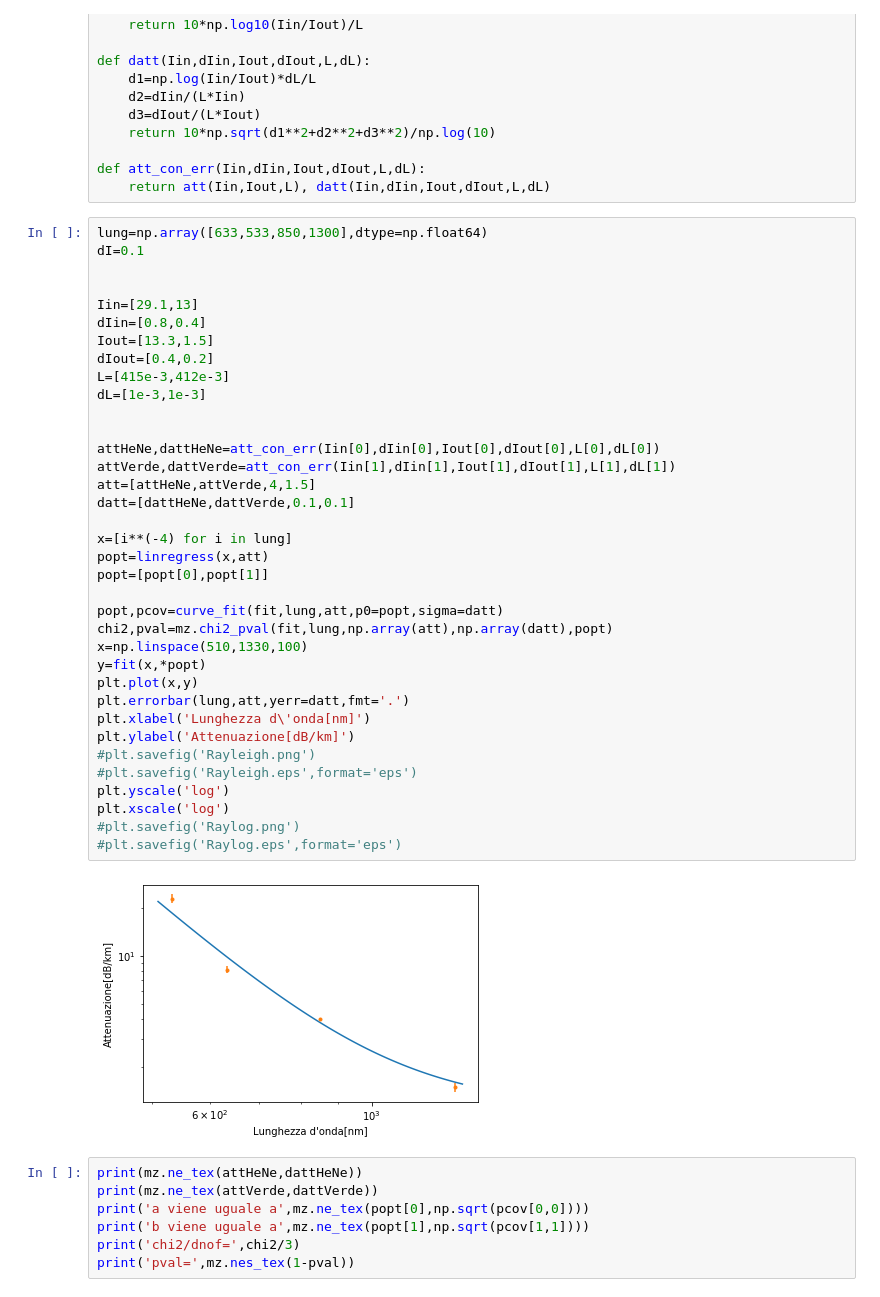
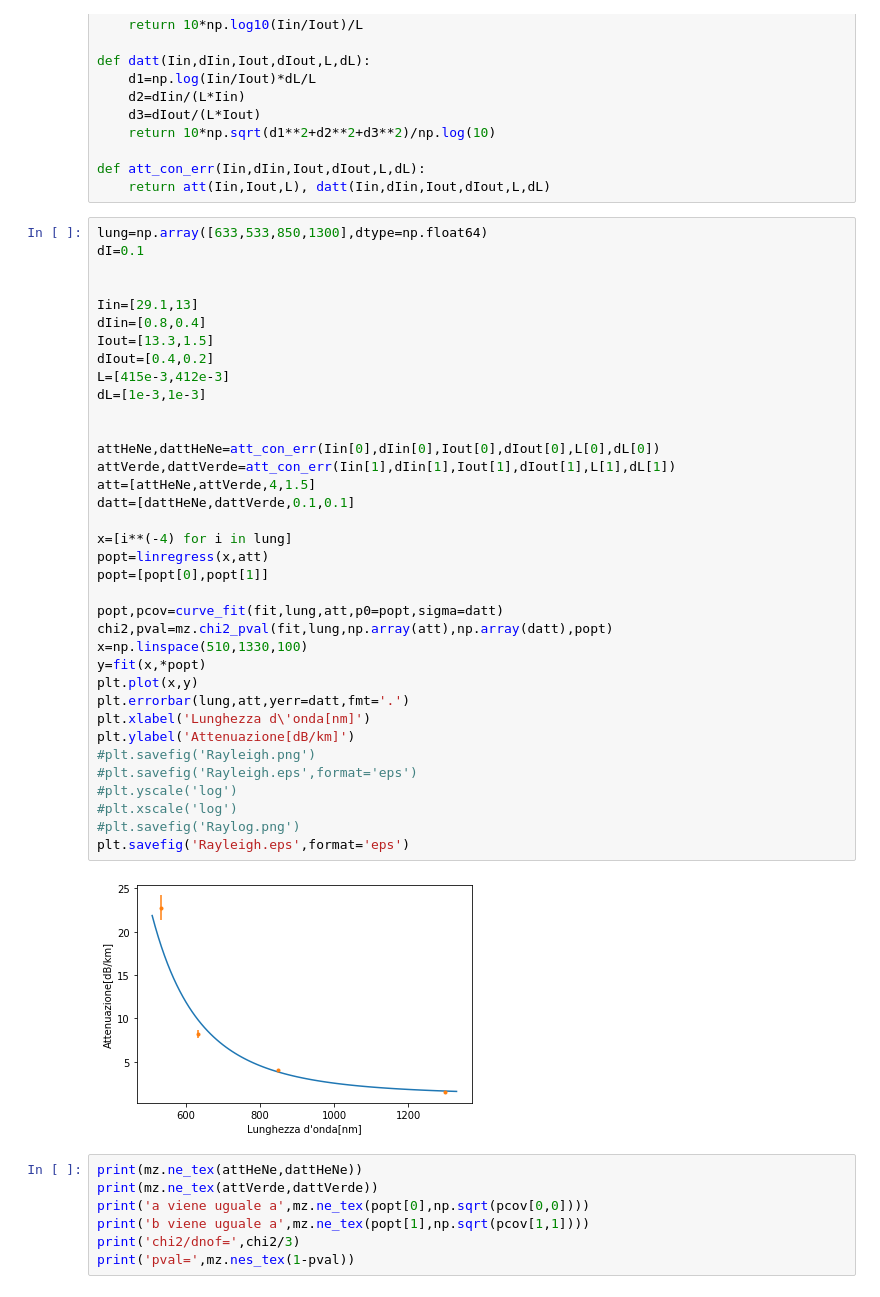
Before and after one commit to Francesco215/Ottica_Quantistica, a Jupyter notebook: Fibre ottiche/analisi.ipynb, the cells around one changed output. Cells and saved outputs as stored; diff of their text form.

```diff
--- a/Fibre ottiche/analisi.ipynb
+++ b/Fibre ottiche/analisi.ipynb
@@ -98,37 +98,37 @@ dI=0.1
 
 Iin=[29.1,13]
 dIin=[0.8,0.4]
 Iout=[13.3,1.5]
 dIout=[0.4,0.2]
 L=[415e-3,412e-3]
 dL=[1e-3,1e-3]
 
 
 attHeNe,dattHeNe=att_con_err(Iin[0],dIin[0],Iout[0],dIout[0],L[0],dL[0])
 attVerde,dattVerde=att_con_err(Iin[1],dIin[1],Iout[1],dIout[1],L[1],dL[1])
 att=[attHeNe,attVerde,4,1.5]
 datt=[dattHeNe,dattVerde,0.1,0.1]
 
 x=[i**(-4) for i in lung]
 popt=linregress(x,att)
 popt=[popt[0],popt[1]]
 
 popt,pcov=curve_fit(fit,lung,att,p0=popt,sigma=datt)
 chi2,pval=mz.chi2_pval(fit,lung,np.array(att),np.array(datt),popt)
 x=np.linspace(510,1330,100)
 y=fit(x,*popt)
 plt.plot(x,y)
 plt.errorbar(lung,att,yerr=datt,fmt='.')
 plt.xlabel('Lunghezza d\'onda[nm]')
 plt.ylabel('Attenuazione[dB/km]')
 #plt.savefig('Rayleigh.png')
 #plt.savefig('Rayleigh.eps',format='eps')
-plt.yscale('log')
-plt.xscale('log')
+#plt.yscale('log')
+#plt.xscale('log')
 #plt.savefig('Raylog.png')
-#plt.savefig('Raylog.eps',format='eps')
+plt.savefig('Rayleigh.eps',format='eps')
 # %% [output]
-[figure, old version]
+[figure, new version]
 # %%
 print(mz.ne_tex(attHeNe,dattHeNe))
 print(mz.ne_tex(attVerde,dattVerde))
```
Also changed, not shown: parts of 2 cells of this notebook.
